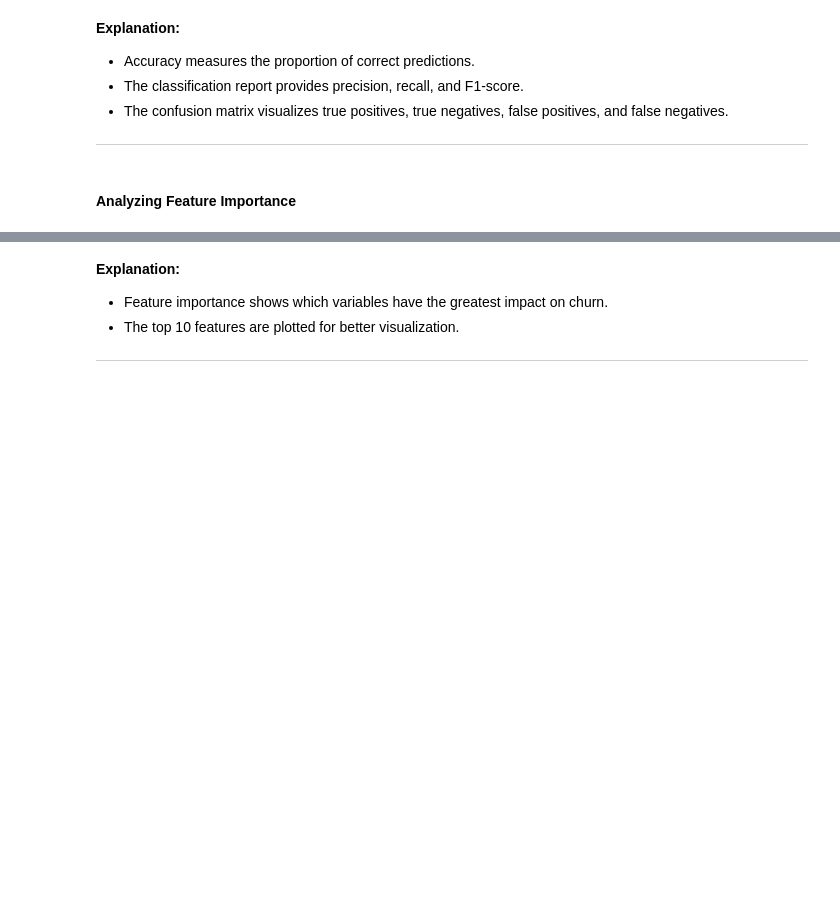
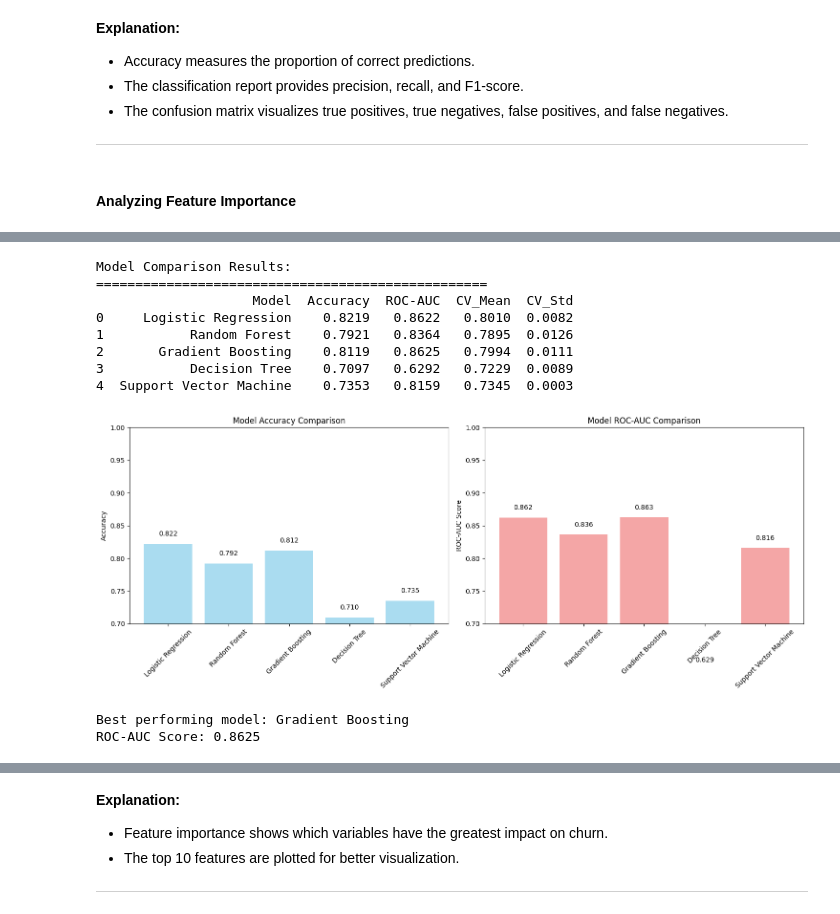
Before and after one commit to anshuladitya24/Customer-Churn, a Jupyter notebook: Customer Churn Prediction.ipynb, the cells around one changed output, grey strips where cells are left out. Cells and saved outputs as stored; diff of their text form; code cells hidden in the pictures; blank space fills up the shorter version.

```diff
--- a/Customer Churn Prediction.ipynb
+++ b/Customer Churn Prediction.ipynb
@@ -193,0 +280,59 @@ plt.show()
+# %%
+# Create comparison dataframe
+comparison_df = pd.DataFrame({
+    'Model': list(model_results.keys()),
+    'Accuracy': [results['accuracy'] for results in model_results.values()],
+    'ROC-AUC': [results['roc_auc'] for results in model_results.values()],
+    'CV_Mean': [results['cv_mean'] for results in model_results.values()],
+    'CV_Std': [results['cv_std'] for results in model_results.values()]
+})
+
+# Display results table
+print("Model Comparison Results:")
+print("=" * 50)
+print(comparison_df.round(4))
+
+# Visualize model comparison
+fig, axes = plt.subplots(1, 2, figsize=(15, 6))
+
+# Accuracy comparison
+axes[0].bar(comparison_df['Model'], comparison_df['Accuracy'], color='skyblue', alpha=0.7)
+axes[0].set_title('Model Accuracy Comparison')
+axes[0].set_ylabel('Accuracy')
+axes[0].tick_params(axis='x', rotation=45)
+axes[0].set_ylim(0.7, 1.0)
+
+# Add accuracy values on bars
+for i, v in enumerate(comparison_df['Accuracy']):
+    axes[0].text(i, v + 0.01, f'{v:.3f}', ha='center', va='bottom')
+
+# ROC-AUC comparison
+axes[1].bar(comparison_df['Model'], comparison_df['ROC-AUC'], color='lightcoral', alpha=0.7)
+axes[1].set_title('Model ROC-AUC Comparison')
+axes[1].set_ylabel('ROC-AUC Score')
+axes[1].tick_params(axis='x', rotation=45)
+axes[1].set_ylim(0.7, 1.0)
+
+# Add ROC-AUC values on bars
+for i, v in enumerate(comparison_df['ROC-AUC']):
+    axes[1].text(i, v + 0.01, f'{v:.3f}', ha='center', va='bottom')
+
+plt.tight_layout()
+plt.show()
+
+# Find best performing model
+best_model_name = comparison_df.loc[comparison_df['ROC-AUC'].idxmax(), 'Model']
+print(f"\nBest performing model: {best_model_name}")
+print(f"ROC-AUC Score: {comparison_df.loc[comparison_df['ROC-AUC'].idxmax(), 'ROC-AUC']:.4f}")
+# %% [output]
+Model Comparison Results:
+==================================================
+                    Model  Accuracy  ROC-AUC  CV_Mean  CV_Std
+0     Logistic Regression    0.8219   0.8622   0.8010  0.0082
+1           Random Forest    0.7921   0.8364   0.7895  0.0126
+2       Gradient Boosting    0.8119   0.8625   0.7994  0.0111
+3           Decision Tree    0.7097   0.6292   0.7229  0.0089
+4  Support Vector Machine    0.7353   0.8159   0.7345  0.0003
+[figure, added]
+Best performing model: Gradient Boosting
+ROC-AUC Score: 0.8625
```
Also changed, not shown: parts of 24 cells of this notebook, 3 other files.
